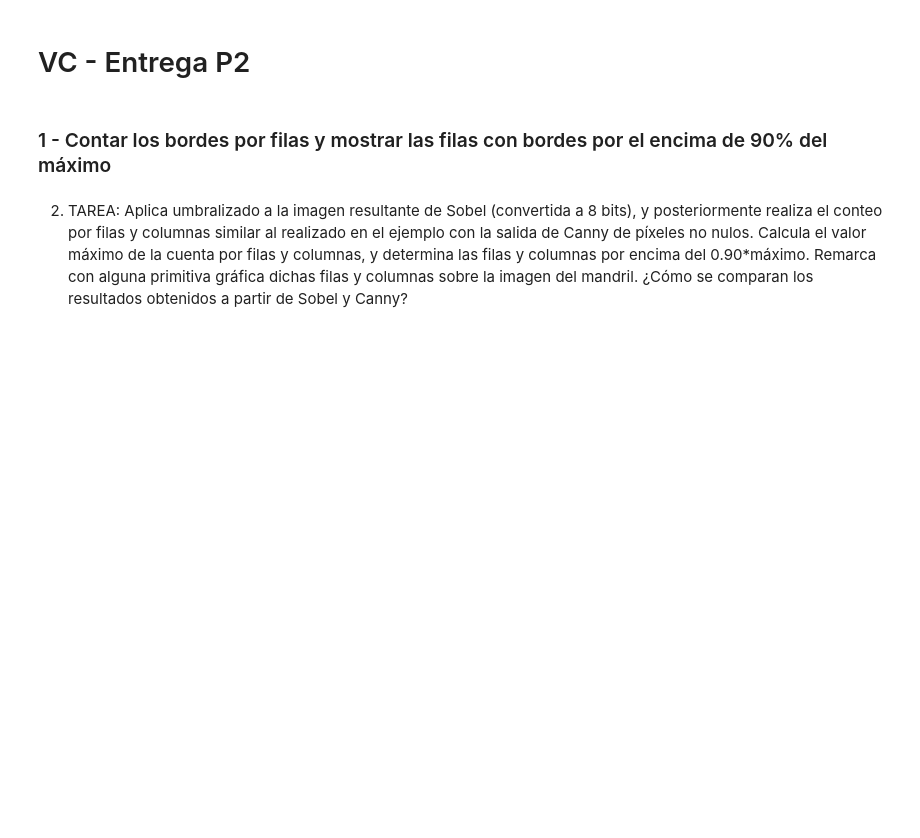
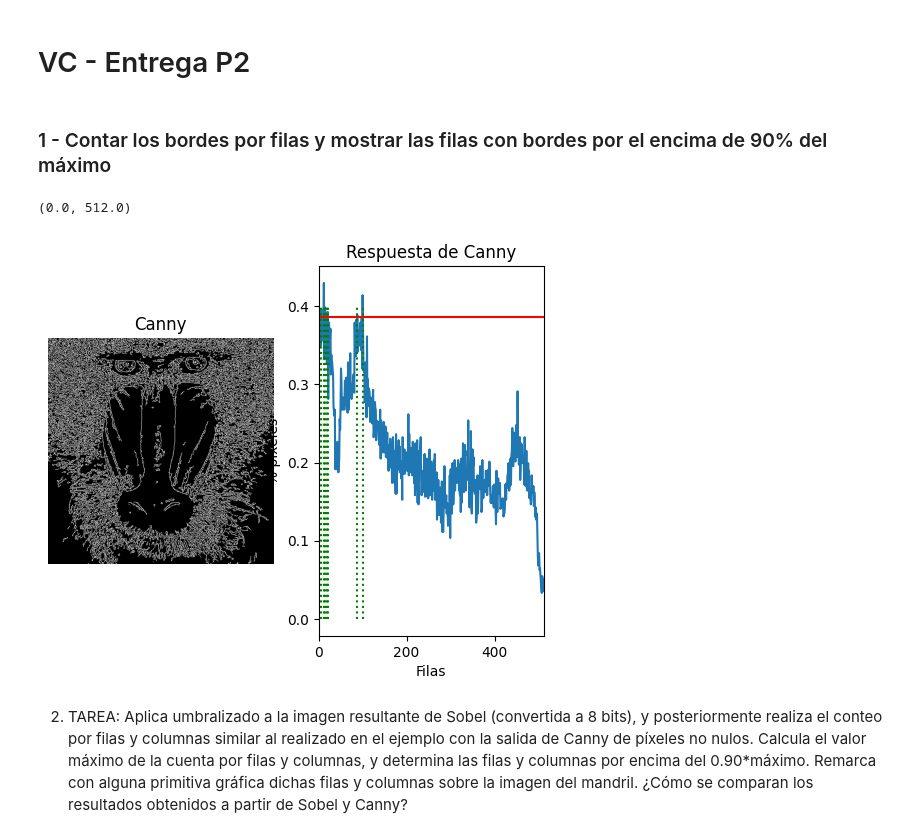
Before and after one commit to AndreaSantaloz/SecondPracticeVC, a Jupyter notebook: entrega.ipynb, the cells around one changed output. Saved outputs shown, nothing was run; the diff lists cells and outputs as text; code cells hidden in the pictures; blank space fills up the shorter version.

```diff
--- a/entrega.ipynb
+++ b/entrega.ipynb
@@ -16,25 +16,26 @@ canny = cv2.Canny(gris, 100, 200)
 # %%
 borders_by_row_sum = cv2.reduce(canny, 1, cv2.REDUCE_SUM, dtype=cv2.CV_32SC1)
 borders_by_row_ratio = borders_by_row_sum[:, 0] / (255 * canny.shape[1])
-max_border_number = np.max(borders_by_row_ratio)
-
-rows_over_threshold = np.where(borders_by_row_ratio > 0.9 * max_border_number)[0]
+rows_over_threshold = np.where(borders_by_row_ratio > 0.9 * np.max(borders_by_row_ratio))[0]
 
 plt.figure()
 plt.subplot(1, 2, 1)
 plt.axis("off")
 plt.title("Canny")
 plt.imshow(canny, cmap='gray')
 
 plt.subplot(1, 2, 2)
 plt.title("Respuesta de Canny")
 plt.xlabel("Filas")
 plt.ylabel("% píxeles")
 plt.plot(borders_by_row_ratio)
-plt.axhline(y=max_border_number*0.9, color='r')
+plt.axhline(y=np.max(borders_by_row_ratio)*0.9, color='r')
 
 plt.vlines(x=rows_over_threshold, ymin=0, ymax=0.4, color='g', linestyle=':', label='Rows over threshold')
 plt.xlim([0, canny.shape[0]])
+# %% [output]
+(0.0, 512.0)
+[figure, added]
 # %% [markdown]
 2. TAREA: Aplica umbralizado a la imagen resultante de Sobel (convertida a 8 bits), y posteriormente realiza el conteo por filas y columnas similar al realizado en el ejemplo con la salida de Canny de píxeles no nulos. Calcula el valor máximo de la cuenta por filas y columnas, y determina las filas y columnas por encima del 0.90*máximo. Remarca con alguna primitiva gráfica dichas filas y columnas sobre la imagen del mandril. ¿Cómo se comparan los resultados obtenidos a partir de Sobel y Canny?
 # %%
```
Also changed, not shown: parts of 3 cells of this notebook.
